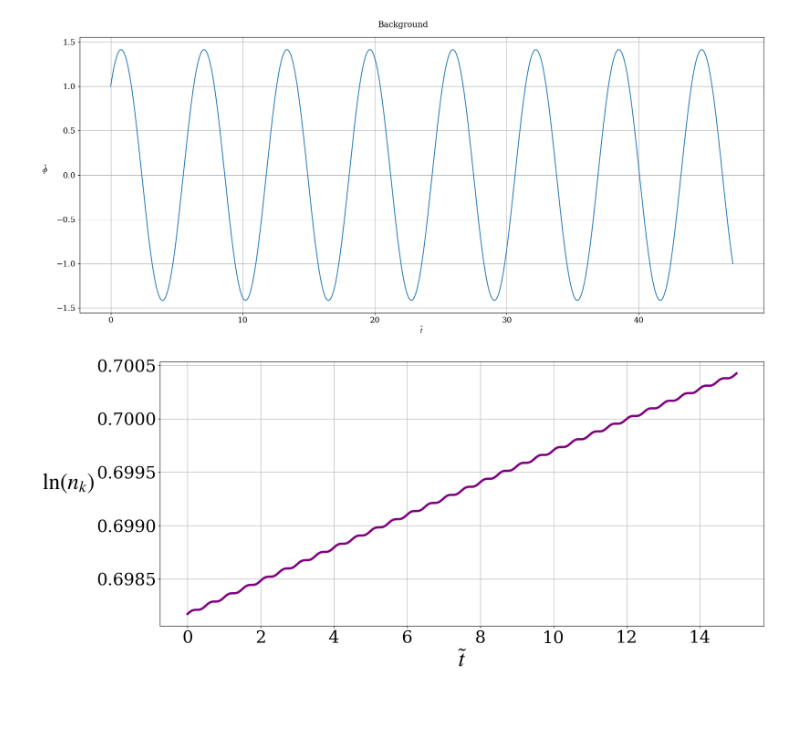
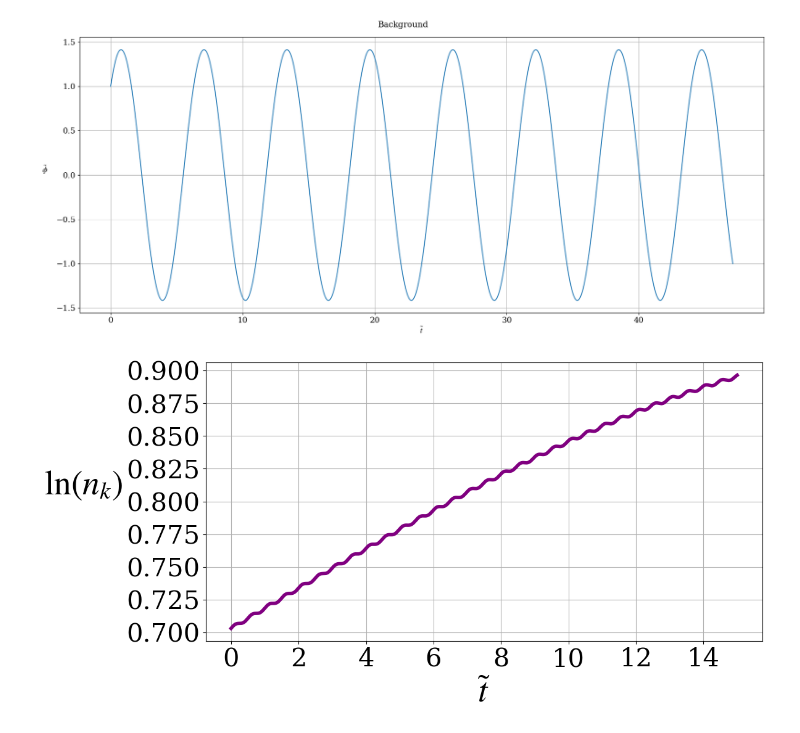
Before and after one commit to TomasCiccarella/Tesis, a Jupyter notebook: Mathieu/m2phi2/m2phi2_no_expansion.ipynb, the cells around one changed output. Saved outputs shown, nothing was run; the diff lists cells and outputs as text; code cells hidden in the pictures; blank space fills up the shorter version.

```diff
--- a/Mathieu/m2phi2/m2phi2_no_expansion.ipynb
+++ b/Mathieu/m2phi2/m2phi2_no_expansion.ipynb
@@ -141,7 +141,7 @@ plt.show()
 # %% [output]
 [figure]
 # %%
-q = 1e-2
+q = 1e-1
 Ak = 2*q+1.01
 
 #g = 1e-1
@@ -188,17 +188,17 @@ omega_k = np.sqrt( k**2 + g_mplm2 * phi_sol**2 )
 
 nk = omega_k / 2 * ( np.abs(chidot_sol)**2 / omega_k**2 + np.abs(chi_sol)**2 )
 # %%
-plt.figure(figsize = (18, 8))
+plt.figure(figsize = (12, 6))
 
 plt.plot(sol.t/np.pi, np.abs(np.log(nk)), lw = 4, color = "purple")
 plt.ylabel(r"$\ln(n_k)$", labelpad = 50, rotation = "horizontal", fontsize = 40)
 plt.xlabel(r"$\tilde{t}$", fontsize = 40)
 plt.grid()
 plt.xticks(fontsize = 30)
 plt.yticks(fontsize = 30)
 plt.tight_layout()
 #plt.show()
 
-plt.savefig("nk_Narrow_Resonance_m2phi2", format = "pdf")
+plt.savefig("nk_Narrow_Resonance_m2phi2.pdf", format = "pdf")
 # %% [output]
-[figure, old version]
+[figure, new version]
```
Also changed, not shown: parts of 1 cell of this notebook, 45 other files.
